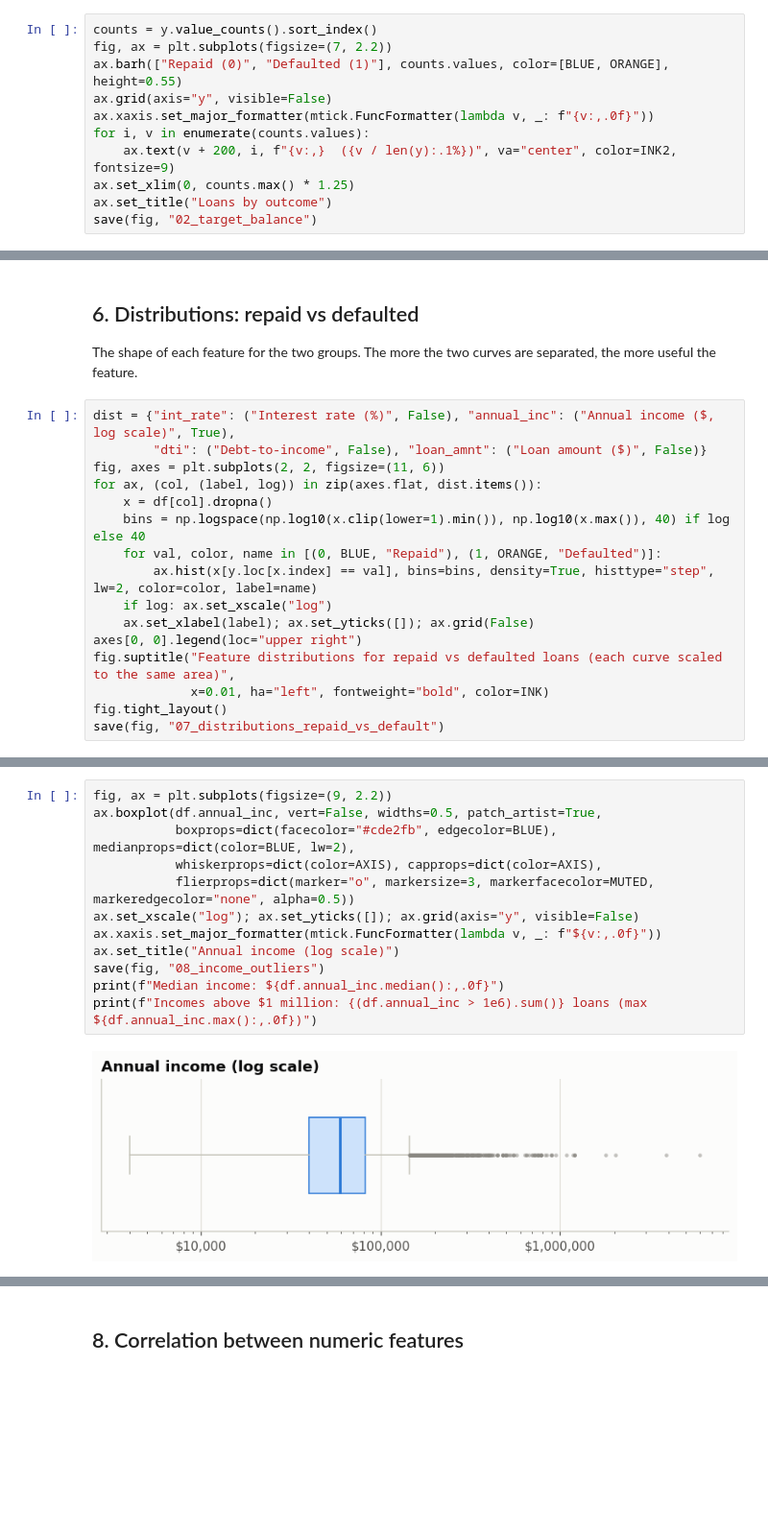
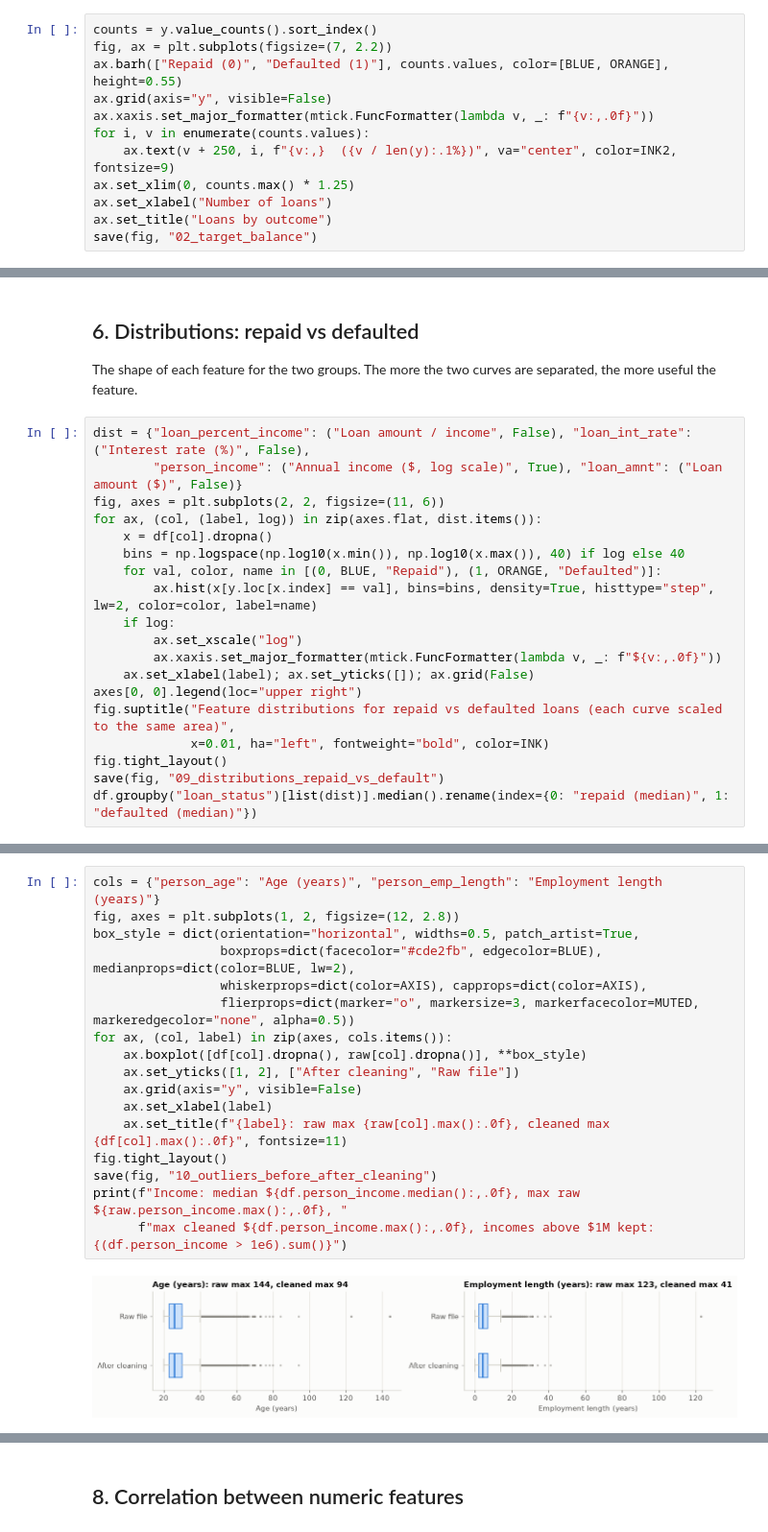
Before and after one commit to ExploringVD/Loan-Defalut-Prediction, a Jupyter notebook: notebooks/01_eda.ipynb, the cells around one changed output, grey strips where cells are left out. Shown at 96% size. Saved outputs shown, nothing was run; the diff lists cells and outputs as text; blank space fills up the shorter version.

```diff
--- a/notebooks/01_eda.ipynb
+++ b/notebooks/01_eda.ipynb
@@ -133,8 +146,9 @@ ax.barh(["Repaid (0)", "Defaulted (1)"], counts.values, color=[BLUE, ORANGE], he
 ax.grid(axis="y", visible=False)
 ax.xaxis.set_major_formatter(mtick.FuncFormatter(lambda v, _: f"{v:,.0f}"))
 for i, v in enumerate(counts.values):
-    ax.text(v + 200, i, f"{v:,}  ({v / len(y):.1%})", va="center", color=INK2, fontsize=9)
+    ax.text(v + 250, i, f"{v:,}  ({v / len(y):.1%})", va="center", color=INK2, fontsize=9)
 ax.set_xlim(0, counts.max() * 1.25)
+ax.set_xlabel("Number of loans")
 ax.set_title("Loans by outcome")
 save(fig, "02_target_balance")
 # %% [output]
@@ -221,19 +313,22 @@ save(fig, "06_default_by_numeric_quintiles")
 ## 6. Distributions: repaid vs defaulted
 The shape of each feature for the two groups. The more the two curves are separated, the more useful the feature.
 # %%
-dist = {"int_rate": ("Interest rate (%)", False), "annual_inc": ("Annual income ($, log scale)", True),
-        "dti": ("Debt-to-income", False), "loan_amnt": ("Loan amount ($)", False)}
+dist = {"loan_percent_income": ("Loan amount / income", False), "loan_int_rate": ("Interest rate (%)", False),
+        "person_income": ("Annual income ($, log scale)", True), "loan_amnt": ("Loan amount ($)", False)}
 fig, axes = plt.subplots(2, 2, figsize=(11, 6))
 for ax, (col, (label, log)) in zip(axes.flat, dist.items()):
     x = df[col].dropna()
-    bins = np.logspace(np.log10(x.clip(lower=1).min()), np.log10(x.max()), 40) if log else 40
+    bins = np.logspace(np.log10(x.min()), np.log10(x.max()), 40) if log else 40
     for val, color, name in [(0, BLUE, "Repaid"), (1, ORANGE, "Defaulted")]:
         ax.hist(x[y.loc[x.index] == val], bins=bins, density=True, histtype="step", lw=2, color=color, label=name)
-    if log: ax.set_xscale("log")
+    if log:
+        ax.set_xscale("log")
+        ax.xaxis.set_major_formatter(mtick.FuncFormatter(lambda v, _: f"${v:,.0f}"))
     ax.set_xlabel(label); ax.set_yticks([]); ax.grid(False)
 axes[0, 0].legend(loc="upper right")
 fig.suptitle("Feature distributions for repaid vs defaulted loans (each curve scaled to the same area)",
              x=0.01, ha="left", fontweight="bold", color=INK)
 fig.tight_layout()
-save(fig, "07_distributions_repaid_vs_default")
+save(fig, "09_distributions_repaid_vs_default")
+df.groupby("loan_status")[list(dist)].median().rename(index={0: "repaid (median)", 1: "defaulted (median)"})
 # %% [output]
@@ -247,14 +347,19 @@ multi-feature model is needed and why a realistic AUC is around 0.70, not 0.99.
 # %%
-fig, ax = plt.subplots(figsize=(9, 2.2))
-ax.boxplot(df.annual_inc, vert=False, widths=0.5, patch_artist=True,
-           boxprops=dict(facecolor="#cde2fb", edgecolor=BLUE), medianprops=dict(color=BLUE, lw=2),
-           whiskerprops=dict(color=AXIS), capprops=dict(color=AXIS),
-           flierprops=dict(marker="o", markersize=3, markerfacecolor=MUTED, markeredgecolor="none", alpha=0.5))
-ax.set_xscale("log"); ax.set_yticks([]); ax.grid(axis="y", visible=False)
-ax.xaxis.set_major_formatter(mtick.FuncFormatter(lambda v, _: f"${v:,.0f}"))
-ax.set_title("Annual income (log scale)")
-save(fig, "08_income_outliers")
-print(f"Median income: ${df.annual_inc.median():,.0f}")
-print(f"Incomes above $1 million: {(df.annual_inc > 1e6).sum()} loans (max ${df.annual_inc.max():,.0f})")
+cols = {"person_age": "Age (years)", "person_emp_length": "Employment length (years)"}
+fig, axes = plt.subplots(1, 2, figsize=(12, 2.8))
+box_style = dict(orientation="horizontal", widths=0.5, patch_artist=True,
+                 boxprops=dict(facecolor="#cde2fb", edgecolor=BLUE), medianprops=dict(color=BLUE, lw=2),
+                 whiskerprops=dict(color=AXIS), capprops=dict(color=AXIS),
+                 flierprops=dict(marker="o", markersize=3, markerfacecolor=MUTED, markeredgecolor="none", alpha=0.5))
+for ax, (col, label) in zip(axes, cols.items()):
+    ax.boxplot([df[col].dropna(), raw[col].dropna()], **box_style)
+    ax.set_yticks([1, 2], ["After cleaning", "Raw file"])
+    ax.grid(axis="y", visible=False)
+    ax.set_xlabel(label)
+    ax.set_title(f"{label}: raw max {raw[col].max():.0f}, cleaned max {df[col].max():.0f}", fontsize=11)
+fig.tight_layout()
+save(fig, "10_outliers_before_after_cleaning")
+print(f"Income: median ${df.person_income.median():,.0f}, max raw ${raw.person_income.max():,.0f}, "
+      f"max cleaned ${df.person_income.max():,.0f}, incomes above $1M kept: {(df.person_income > 1e6).sum()}")
 # %% [output]
-[figure, old version]
+[figure, new version]
```
Also changed, not shown: parts of 51 cells of this notebook, 40 other files.
